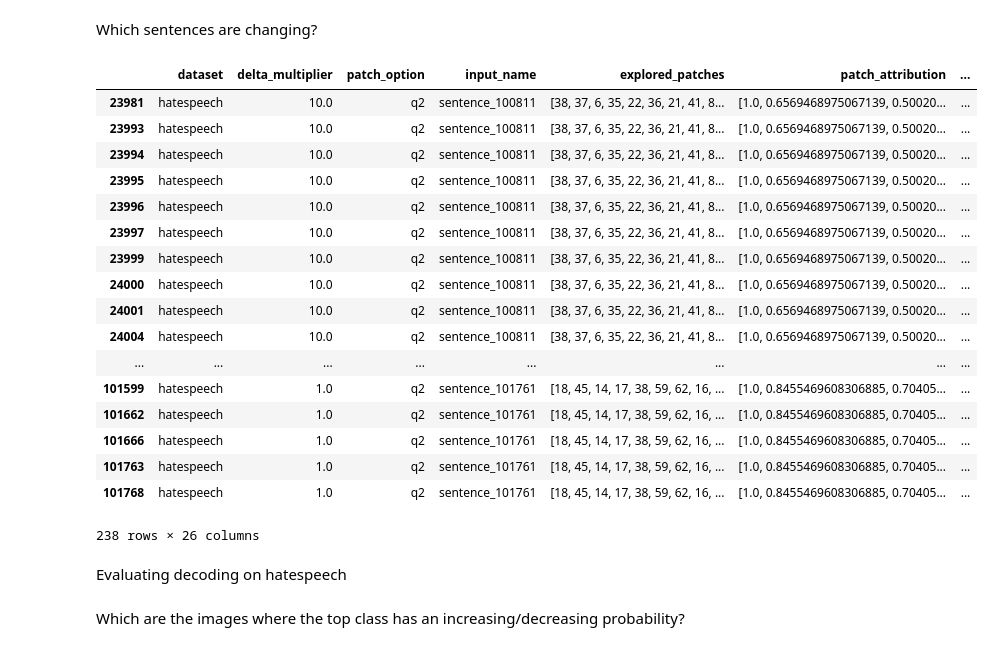
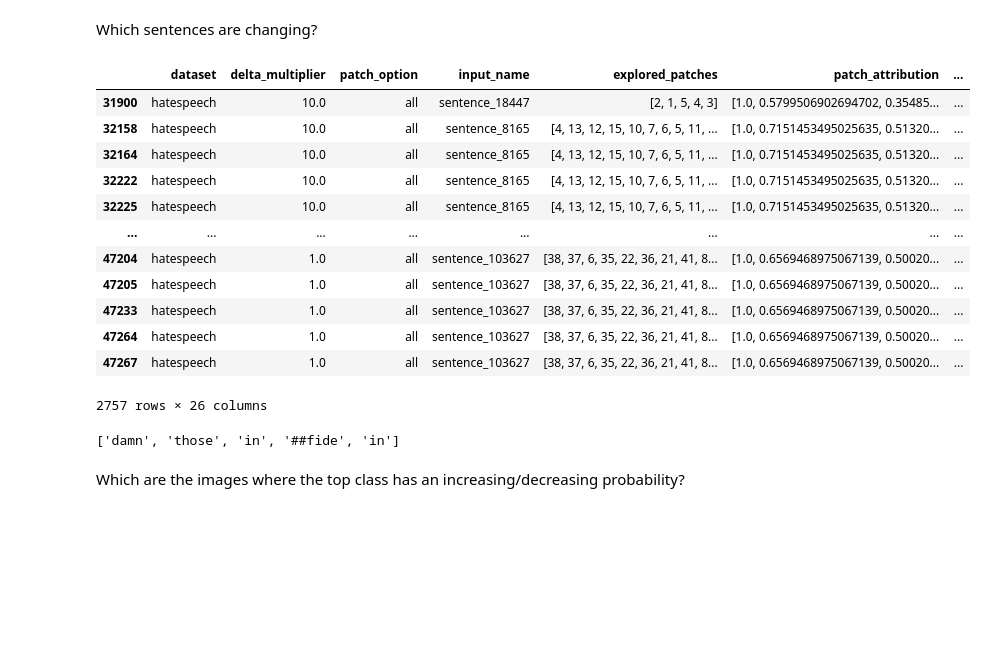
Before and after one commit to alessiomarta/transformers_equivalence_classes, a Jupyter notebook: notebooks/interpretation-analysis.ipynb, the cells around one changed output. Cells and saved outputs as stored; diff of their text form; code cells hidden in the pictures; blank space fills up the shorter version.

Commit message:
update pltos and tables

```diff
--- a/notebooks/interpretation-analysis.ipynb
+++ b/notebooks/interpretation-analysis.ipynb
@@ -336,28 +335,20 @@ Which sentences are changing?
 # %%
 results[
     (results["dataset"].apply(lambda x: np.any(x in ["hatespeech"]))) &
     (results["modified_image_diff"].apply(lambda x: np.any(np.array(x) > 0) if x is not None else False)) &
-    (results["modified_image_pred"] == 2) &
-    (results["original_image_pred"] == 1)
+    (results["patch_option"].apply(lambda x: np.any(x in ["all"])))
 ]
 # %% [output]
 |  | dataset | delta_multiplier | patch_option | input_name | explored_patches | patch_attribution | ... |
-| 23981 | hatespeech | 10.0 | q2 | sentence_100811 | [38, 37, 6, 35, 22, 36, 21, 41, 8... | [1.0, 0.6569468975067139, 0.50020... | ... |
-| 23993 | hatespeech | 10.0 | q2 | sentence_100811 | [38, 37, 6, 35, 22, 36, 21, 41, 8... | [1.0, 0.6569468975067139, 0.50020... | ... |
-| 23994 | hatespeech | 10.0 | q2 | sentence_100811 | [38, 37, 6, 35, 22, 36, 21, 41, 8... | [1.0, 0.6569468975067139, 0.50020... | ... |
-| 23995 | hatespeech | 10.0 | q2 | sentence_100811 | [38, 37, 6, 35, 22, 36, 21, 41, 8... | [1.0, 0.6569468975067139, 0.50020... | ... |
-| 23996 | hatespeech | 10.0 | q2 | sentence_100811 | [38, 37, 6, 35, 22, 36, 21, 41, 8... | [1.0, 0.6569468975067139, 0.50020... | ... |
-| 23997 | hatespeech | 10.0 | q2 | sentence_100811 | [38, 37, 6, 35, 22, 36, 21, 41, 8... | [1.0, 0.6569468975067139, 0.50020... | ... |
-| 23999 | hatespeech | 10.0 | q2 | sentence_100811 | [38, 37, 6, 35, 22, 36, 21, 41, 8... | [1.0, 0.6569468975067139, 0.50020... | ... |
-| 24000 | hatespeech | 10.0 | q2 | sentence_100811 | [38, 37, 6, 35, 22, 36, 21, 41, 8... | [1.0, 0.6569468975067139, 0.50020... | ... |
-| 24001 | hatespeech | 10.0 | q2 | sentence_100811 | [38, 37, 6, 35, 22, 36, 21, 41, 8... | [1.0, 0.6569468975067139, 0.50020... | ... |
-| 24004 | hatespeech | 10.0 | q2 | sentence_100811 | [38, 37, 6, 35, 22, 36, 21, 41, 8... | [1.0, 0.6569468975067139, 0.50020... | ... |
+| 31900 | hatespeech | 10.0 | all | sentence_18447 | [2, 1, 5, 4, 3] | [1.0, 0.5799506902694702, 0.35485... | ... |
+| 32158 | hatespeech | 10.0 | all | sentence_8165 | [4, 13, 12, 15, 10, 7, 6, 5, 11, ... | [1.0, 0.7151453495025635, 0.51320... | ... |
+| 32164 | hatespeech | 10.0 | all | sentence_8165 | [4, 13, 12, 15, 10, 7, 6, 5, 11, ... | [1.0, 0.7151453495025635, 0.51320... | ... |
+| 32222 | hatespeech | 10.0 | all | sentence_8165 | [4, 13, 12, 15, 10, 7, 6, 5, 11, ... | [1.0, 0.7151453495025635, 0.51320... | ... |
+| 32225 | hatespeech | 10.0 | all | sentence_8165 | [4, 13, 12, 15, 10, 7, 6, 5, 11, ... | [1.0, 0.7151453495025635, 0.51320... | ... |
 | ... | ... | ... | ... | ... | ... | ... | ... |
-| 101599 | hatespeech | 1.0 | q2 | sentence_101761 | [18, 45, 14, 17, 38, 59, 62, 16, ... | [1.0, 0.8455469608306885, 0.70405... | ... |
-| 101662 | hatespeech | 1.0 | q2 | sentence_101761 | [18, 45, 14, 17, 38, 59, 62, 16, ... | [1.0, 0.8455469608306885, 0.70405... | ... |
-| 101666 | hatespeech | 1.0 | q2 | sentence_101761 | [18, 45, 14, 17, 38, 59, 62, 16, ... | [1.0, 0.8455469608306885, 0.70405... | ... |
-| 101763 | hatespeech | 1.0 | q2 | sentence_101761 | [18, 45, 14, 17, 38, 59, 62, 16, ... | [1.0, 0.8455469608306885, 0.70405... | ... |
-| 101768 | hatespeech | 1.0 | q2 | sentence_101761 | [18, 45, 14, 17, 38, 59, 62, 16, ... | [1.0, 0.8455469608306885, 0.70405... | ... |
+| 47204 | hatespeech | 1.0 | all | sentence_103627 | [38, 37, 6, 35, 22, 36, 21, 41, 8... | [1.0, 0.6569468975067139, 0.50020... | ... |
+| 47205 | hatespeech | 1.0 | all | sentence_103627 | [38, 37, 6, 35, 22, 36, 21, 41, 8... | [1.0, 0.6569468975067139, 0.50020... | ... |
+| 47233 | hatespeech | 1.0 | all | sentence_103627 | [38, 37, 6, 35, 22, 36, 21, 41, 8... | [1.0, 0.6569468975067139, 0.50020... | ... |
+| 47264 | hatespeech | 1.0 | all | sentence_103627 | [38, 37, 6, 35, 22, 36, 21, 41, 8... | [1.0, 0.6569468975067139, 0.50020... | ... |
+| 47267 | hatespeech | 1.0 | all | sentence_103627 | [38, 37, 6, 35, 22, 36, 21, 41, 8... | [1.0, 0.6569468975067139, 0.50020... | ... |
-238 rows × 26 columns
+2757 rows × 26 columns
-# %% [markdown]
-Evaluating decoding on hatespeech
@@ -364,3 +359,7 @@ Evaluating decoding on hatespeech
+# %%
+tokenizer.convert_ids_to_tokens([4365, 2216, 1999, 20740, 1999])
+# %% [output]
+['damn', 'those', 'in', '##fide', 'in']
 # %% [markdown]
 Which are the images where the top class has an increasing/decreasing probability?
 # %%
```
Also changed, not shown: parts of 5 cells of this notebook, 11 other files.
